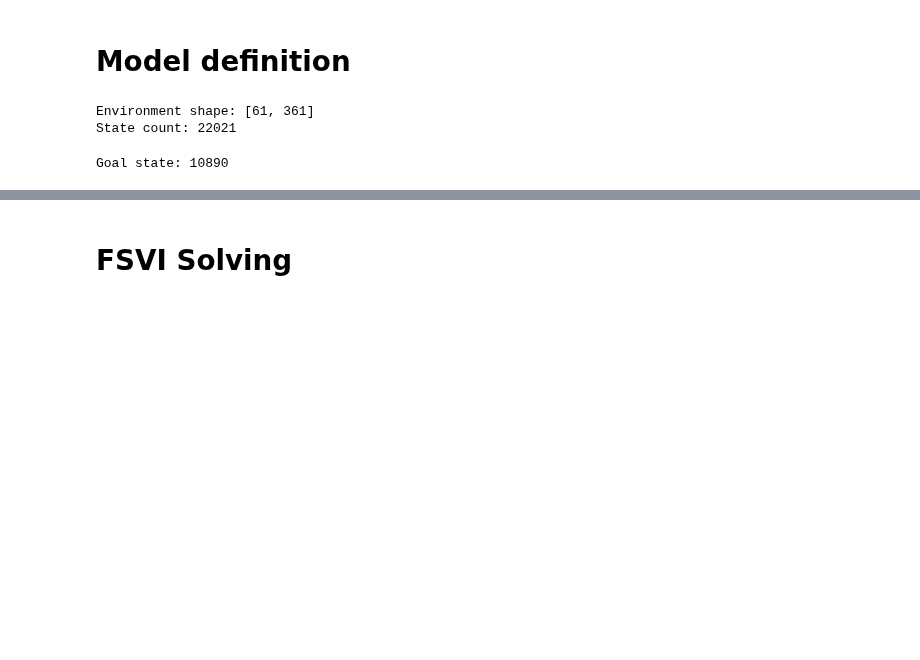
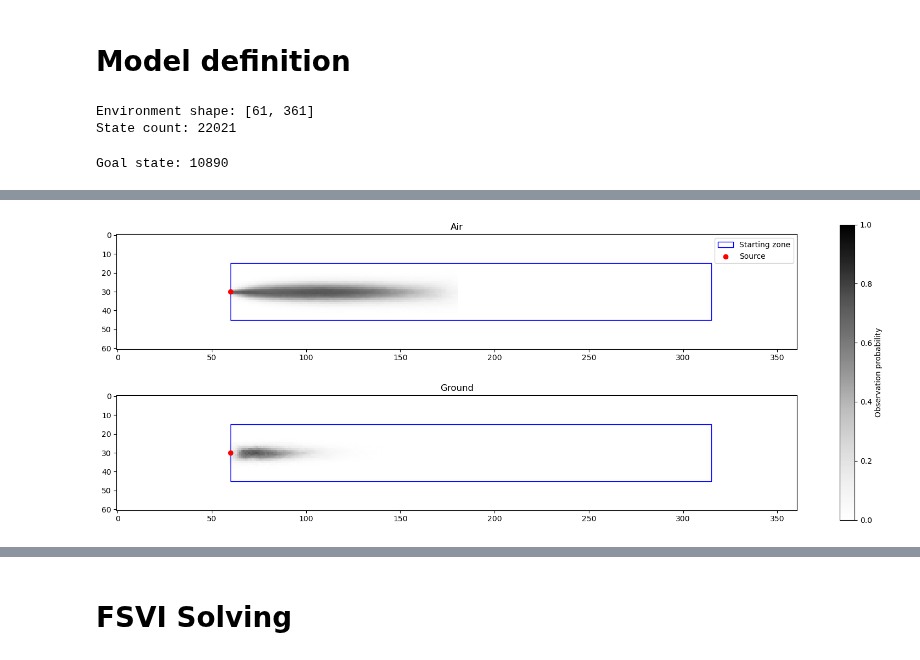
Before and after one commit to PimLb/POMDP_PBVI_Exploration, a Jupyter notebook: Experiments/Olfactory Navigation/Olfactory_Alternation_Paper_Wrap.ipynb, the cells around one changed output, grey strips where cells are left out. Saved outputs shown, nothing was run; the diff lists cells and outputs as text; code cells hidden in the pictures; blank space fills up the shorter version.

```diff
--- a/Experiments/Olfactory Navigation/Olfactory_Alternation_Paper_Wrap.ipynb
+++ b/Experiments/Olfactory Navigation/Olfactory_Alternation_Paper_Wrap.ipynb
@@ -61,3 +63,26 @@ plt.scatter(goal_state_coords[1], goal_state_coords[0], c='red',s=1)
+# %%
+fig, (ax_a, ax_g) = plt.subplots(2, 1, figsize=(20,7))
+
+min_x = 60
+min_y = 15
+width = 8.5*30
+height = 30
+
+ax_a.set_title('Air')
+im = ax_a.imshow(nose_data, vmax=1, vmin=0, cmap='Greys')
+ax_a.add_patch(Rectangle([min_x, min_y], width, height, linewidth=1, edgecolor='b', facecolor='none', label='Starting zone'))
+ax_a.scatter(x=60, y=30, color='red', label='Source')
+ax_a.legend()
+
+ax_g.set_title('Ground')
+im = ax_g.imshow(ground_data, vmax=1, vmin=0, cmap='Greys')
+ax_g.add_patch(Rectangle([min_x, min_y], width, height, linewidth=1, edgecolor='b', facecolor='none'))
+ax_g.scatter(x=60, y=30, color='red')
+
+cbar = plt.colorbar(im, ax=[ax_g,ax_a])
+cbar.set_label('Observation probability')
+# %% [output]
+[figure, added]
 # %%
 # observation matrix
 observations = np.empty((state_count, 6, 3)) # 6-actions, 3-observations
```
Also changed, not shown: parts of 39 cells of this notebook, 3 other files.
